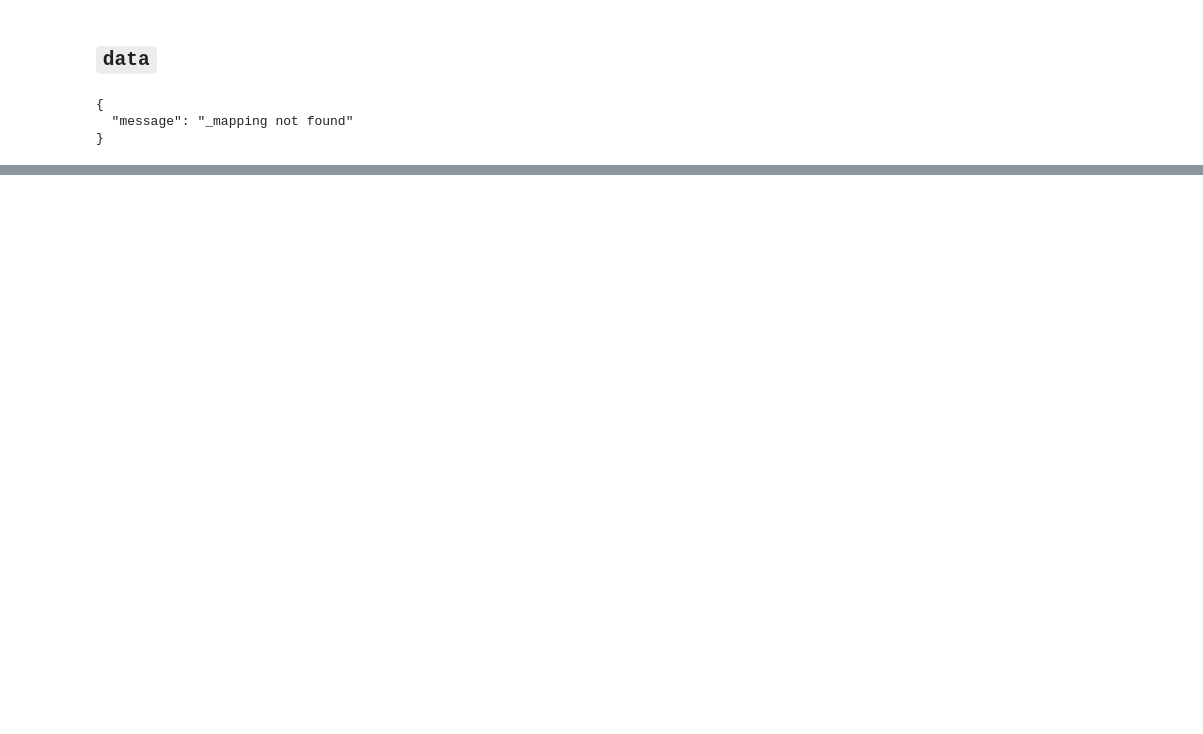
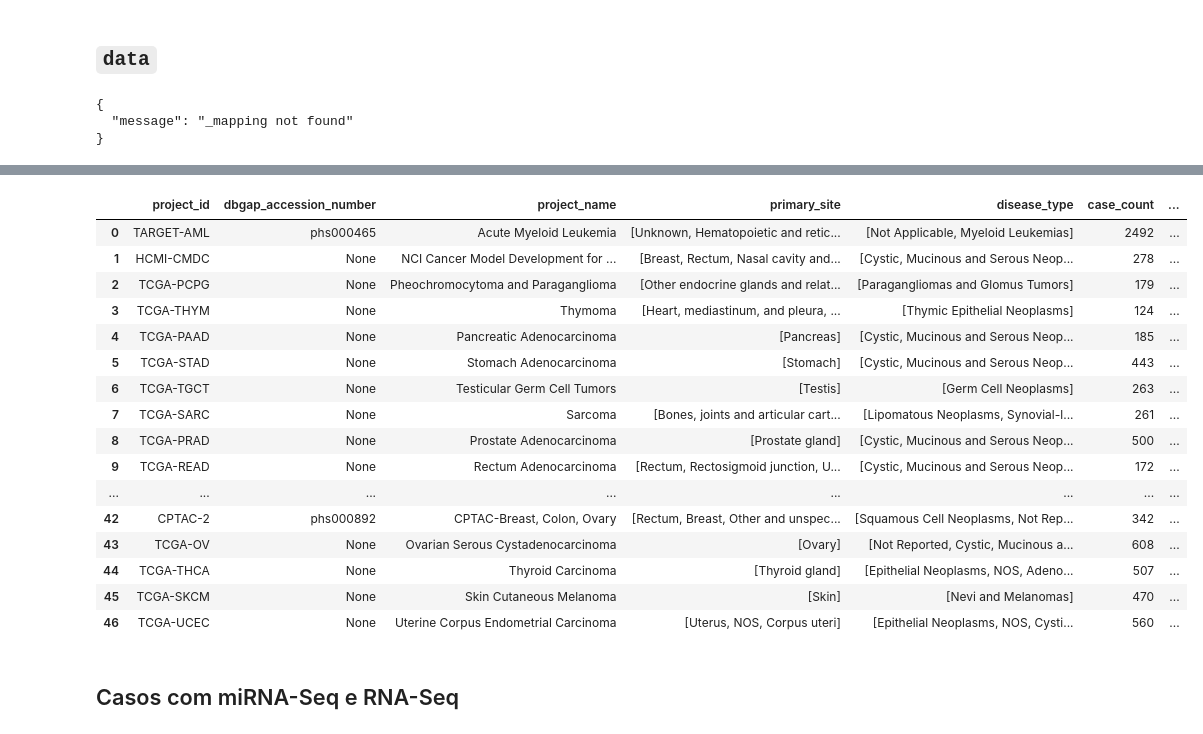
Before and after one commit to MylenaRoberta/pan-cancer-analysis, a Jupyter notebook: notebooks/exploration/tcga-api.ipynb, the cells around one changed output, grey strips where cells are left out. Cells and saved outputs as stored; diff of their text form; code cells hidden in the pictures; blank space fills up the shorter version.

```diff
--- a/notebooks/exploration/tcga-api.ipynb
+++ b/notebooks/exploration/tcga-api.ipynb
@@ -542 +548,25 @@ df_projects
+# %%
+# Printa o DataFrame de projetos
+pd.set_option('display.max_colwidth', 100)
+df_projects
+# %% [output]
+|  | project_id | dbgap_accession_number | project_name | primary_site | disease_type | case_count | ... |
+| 0 | TARGET-AML | phs000465 | Acute Myeloid Leukemia | [Unknown, Hematopoietic and retic... | [Not Applicable, Myeloid Leukemias] | 2492 | ... |
+| 1 | HCMI-CMDC | None | NCI Cancer Model Development for ... | [Breast, Rectum, Nasal cavity and... | [Cystic, Mucinous and Serous Neop... | 278 | ... |
+| 2 | TCGA-PCPG | None | Pheochromocytoma and Paraganglioma | [Other endocrine glands and relat... | [Paragangliomas and Glomus Tumors] | 179 | ... |
+| 3 | TCGA-THYM | None | Thymoma | [Heart, mediastinum, and pleura, ... | [Thymic Epithelial Neoplasms] | 124 | ... |
+| 4 | TCGA-PAAD | None | Pancreatic Adenocarcinoma | [Pancreas] | [Cystic, Mucinous and Serous Neop... | 185 | ... |
+| 5 | TCGA-STAD | None | Stomach Adenocarcinoma | [Stomach] | [Cystic, Mucinous and Serous Neop... | 443 | ... |
+| 6 | TCGA-TGCT | None | Testicular Germ Cell Tumors | [Testis] | [Germ Cell Neoplasms] | 263 | ... |
+| 7 | TCGA-SARC | None | Sarcoma | [Bones, joints and articular cart... | [Lipomatous Neoplasms, Synovial-l... | 261 | ... |
+| 8 | TCGA-PRAD | None | Prostate Adenocarcinoma | [Prostate gland] | [Cystic, Mucinous and Serous Neop... | 500 | ... |
+| 9 | TCGA-READ | None | Rectum Adenocarcinoma | [Rectum, Rectosigmoid junction, U... | [Cystic, Mucinous and Serous Neop... | 172 | ... |
+| ... | ... | ... | ... | ... | ... | ... | ... |
+| 42 | CPTAC-2 | phs000892 | CPTAC-Breast, Colon, Ovary | [Rectum, Breast, Other and unspec... | [Squamous Cell Neoplasms, Not Rep... | 342 | ... |
+| 43 | TCGA-OV | None | Ovarian Serous Cystadenocarcinoma | [Ovary] | [Not Reported, Cystic, Mucinous a... | 608 | ... |
+| 44 | TCGA-THCA | None | Thyroid Carcinoma | [Thyroid gland] | [Epithelial Neoplasms, NOS, Adeno... | 507 | ... |
+| 45 | TCGA-SKCM | None | Skin Cutaneous Melanoma | [Skin] | [Nevi and Melanomas] | 470 | ... |
+| 46 | TCGA-UCEC | None | Uterine Corpus Endometrial Carcinoma | [Uterus, NOS, Corpus uteri] | [Epithelial Neoplasms, NOS, Cysti... | 560 | ... |
+# %% [markdown]
+## Casos com miRNA-Seq e RNA-Seq
 # %%
```
Also changed, not shown: parts of 25 cells of this notebook.
